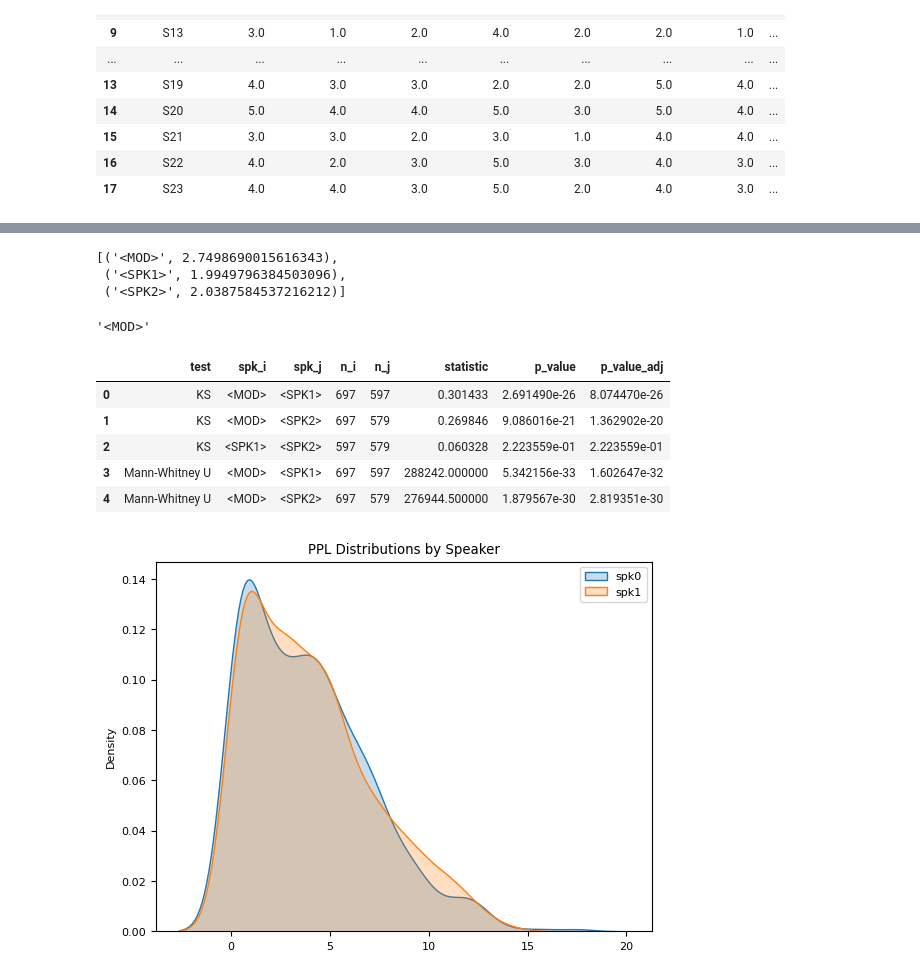
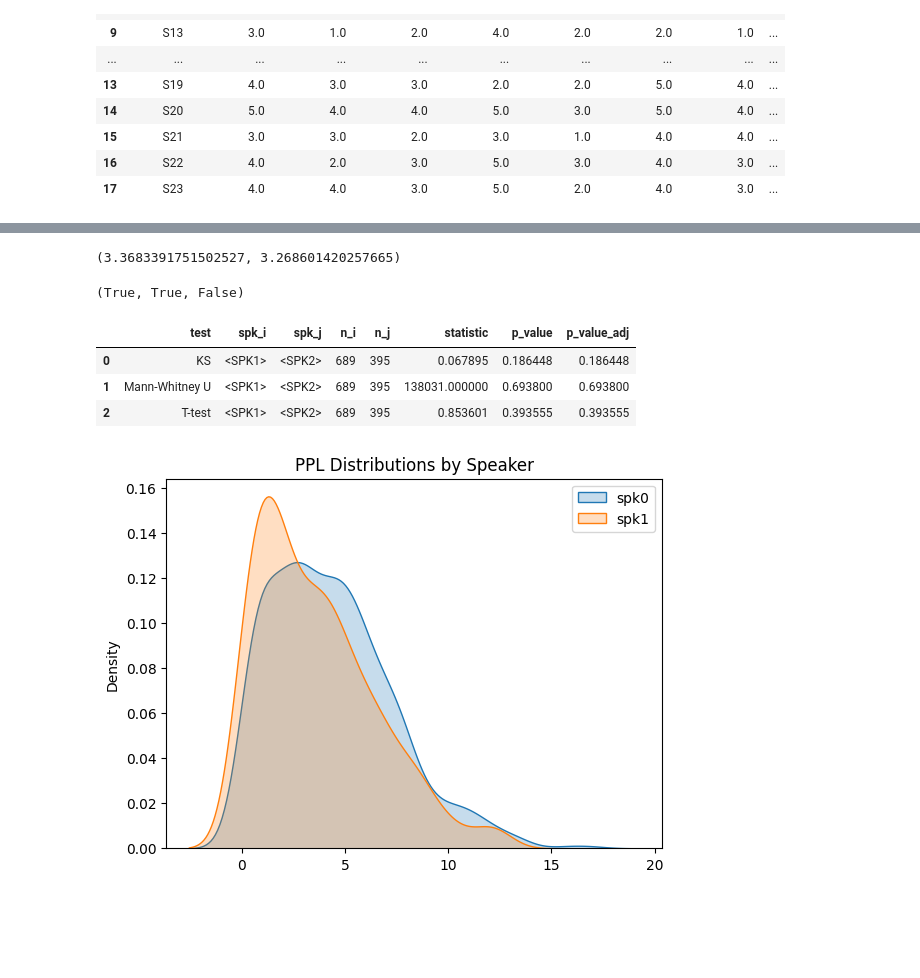
Before and after one commit to serenabono/conversational_dominance, a Jupyter notebook: notebooks/project_sentiments_multisimo.ipynb, the cells around one changed output, grey strips where cells are left out. Cells and saved outputs as stored; diff of their text form; code cells hidden in the pictures; blank space fills up the shorter version.

```diff
--- a/notebooks/project_sentiments_multisimo.ipynb
+++ b/notebooks/project_sentiments_multisimo.ipynb
@@ -92,6 +277,6 @@ for el in glob()
 # %%
-file_name="S22"
-dialog = multisimo_df_with_annotations[multisimo_df_with_annotations['file_name']==file_name]["file_content"][16]
+file_name="S11"
+dialog = multisimo_df_with_annotations[multisimo_df_with_annotations['file_name']==file_name]["file_content"][8]
 # %%
 import re
 pattern = r'<(?:SPK[0-9]|MOD)>'
@@ -130,4 +343,4 @@ all_data = pd.DataFrame({"p1":filtered_ppl_p1,"p2":filtered_ppl_p2, "p3":filtere
 # %%
-baselined_ppls_p1_spk = compute_dominance_per_spk(filtered_ppl_p1, filtered_tokens_p1, filtered_matches_p1, tokenizer)
-baselined_ppls_p2_spk = compute_dominance_per_spk(filtered_ppl_p2, filtered_tokens_p2, filtered_matches_p2, tokenizer)
-baselined_ppls_p3_spk = compute_dominance_per_spk(filtered_ppl_p3, filtered_tokens_p3, filtered_matches_p3, tokenizer)
+ppls_p1_spk = compute_dominance_per_spk(filtered_ppl_p1, filtered_tokens_p1, filtered_matches_p1, tokenizer)
+ppls_p2_spk = compute_dominance_per_spk(filtered_ppl_p2, filtered_tokens_p2, filtered_matches_p2, tokenizer)
+ppls_p3_spk = compute_dominance_per_spk(filtered_ppl_p3, filtered_tokens_p3, filtered_matches_p3, tokenizer)
@@ -154,38 +347,34 @@ print("\n".join([tokenizer.decode(token, skip_special_tokens=True) for token in
-# %%
-[(el, np.mean(baselined_ppls_p2_spk[el])) for el in baselined_ppls_p2_spk.keys()]
-# %% [output]
-[('<MOD>', 2.7498690015616343),
- ('<SPK1>', 1.9949796384503096),
- ('<SPK2>', 2.0387584537216212)]
-# %%
-filtered_matches_p3[filtered_matches_p3 == 'SPK1']
-# %% [output]
-'<MOD>'
+# %%
+np.mean(ppls_p3_spk['<SPK1>']), np.mean(ppls_p3_spk['<SPK2>'])
+# %% [output]
+(3.3683391751502527, 3.268601420257665)
+# %%
+np.mean(ppls_p1_spk['<SPK1>']) > np.mean(ppls_p1_spk['<SPK2>']), np.mean(ppls_p2_spk['<SPK1>']) > np.mean(ppls_p2_spk['<SPK2>']), np.mean(ppls_p3_spk['<SPK1>']) < np.mean(ppls_p3_spk['<SPK2>'])
+# %% [output]
+(True, True, False)
 # %%
-rows, nested = compute_significance(baselined_ppls_p2_spk, list(np.unique(filtered_matches_p1)), adjust_p="fdr_bh")
+rows, nested = compute_significance(ppls_p2_spk, ['<SPK1>', '<SPK2>'], adjust_p="fdr_bh")
 
 # If you want a DataFrame:
 import pandas as pd
 df = pd.DataFrame(rows).sort_values(["test","p_value"])
-df.head()
+df
 # %% [output]
 |  | test | spk_i | spk_j | n_i | n_j | statistic | p_value | p_value_adj |
-| 0 | KS | <MOD> | <SPK1> | 697 | 597 | 0.301433 | 2.691490e-26 | 8.074470e-26 |
-| 1 | KS | <MOD> | <SPK2> | 697 | 579 | 0.269846 | 9.086016e-21 | 1.362902e-20 |
-| 2 | KS | <SPK1> | <SPK2> | 597 | 579 | 0.060328 | 2.223559e-01 | 2.223559e-01 |
-| 3 | Mann-Whitney U | <MOD> | <SPK1> | 697 | 597 | 288242.000000 | 5.342156e-33 | 1.602647e-32 |
-| 4 | Mann-Whitney U | <MOD> | <SPK2> | 697 | 579 | 276944.500000 | 1.879567e-30 | 2.819351e-30 |
+| 0 | KS | <SPK1> | <SPK2> | 689 | 395 | 0.067895 | 0.186448 | 0.186448 |
+| 1 | Mann-Whitney U | <SPK1> | <SPK2> | 689 | 395 | 138031.000000 | 0.693800 | 0.693800 |
+| 2 | T-test | <SPK1> | <SPK2> | 689 | 395 | 0.853601 | 0.393555 | 0.393555 |
 # %%
 import matplotlib.pyplot as plt
 import seaborn as sns
 
-sns.kdeplot(baselined_ppls_p1_spk[f"<SPK1>"], label="spk0", fill=True)
-sns.kdeplot(baselined_ppls_p1_spk[f"<SPK2>"], label="spk1", fill=True)
+sns.kdeplot(ppls_p1_spk[f"<SPK1>"], label="spk0", fill=True)
+sns.kdeplot(ppls_p1_spk[f"<SPK2>"], label="spk1", fill=True)
 plt.title("PPL Distributions by Speaker")
 plt.legend()
 plt.show()
 # %% [output]
-[figure, old version]
+[figure, new version]
 # %%
 import matplotlib.pyplot as plt
 import seaborn as sns
```
Also changed, not shown: parts of 48 cells of this notebook, 7 other files.
